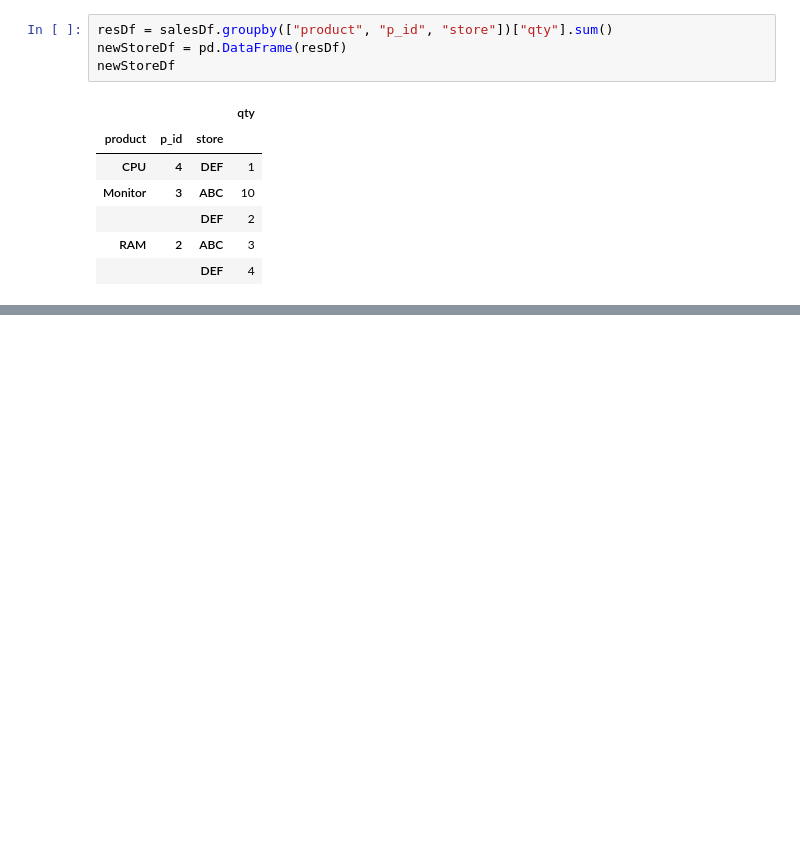
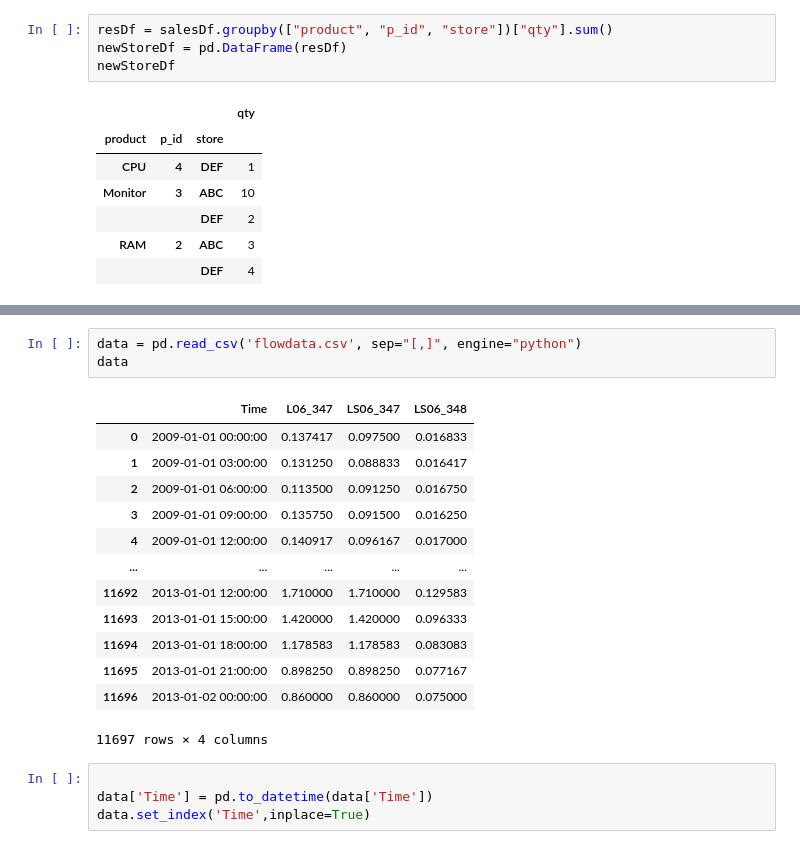
Before and after one commit to vinhuy2002/python-course, a Jupyter notebook: Chap6/Lab6.ipynb, the cells around one changed output, grey strips where cells are left out. Drawn from its saved outputs; the diff is of its cells as text; blank space fills up the shorter version.

```diff
--- a/Chap6/Lab6.ipynb
+++ b/Chap6/Lab6.ipynb
@@ -597,0 +616,21 @@ AttributeError: module 'pandas' has no attribute 'join'
+# %%
+data = pd.read_csv('flowdata.csv', sep="[,]", engine="python")
+data
+# %% [output]
+|  | Time | L06_347 | LS06_347 | LS06_348 |
+| 0 | 2009-01-01 00:00:00 | 0.137417 | 0.097500 | 0.016833 |
+| 1 | 2009-01-01 03:00:00 | 0.131250 | 0.088833 | 0.016417 |
+| 2 | 2009-01-01 06:00:00 | 0.113500 | 0.091250 | 0.016750 |
+| 3 | 2009-01-01 09:00:00 | 0.135750 | 0.091500 | 0.016250 |
+| 4 | 2009-01-01 12:00:00 | 0.140917 | 0.096167 | 0.017000 |
+| ... | ... | ... | ... | ... |
+| 11692 | 2013-01-01 12:00:00 | 1.710000 | 1.710000 | 0.129583 |
+| 11693 | 2013-01-01 15:00:00 | 1.420000 | 1.420000 | 0.096333 |
+| 11694 | 2013-01-01 18:00:00 | 1.178583 | 1.178583 | 0.083083 |
+| 11695 | 2013-01-01 21:00:00 | 0.898250 | 0.898250 | 0.077167 |
+| 11696 | 2013-01-02 00:00:00 | 0.860000 | 0.860000 | 0.075000 |
+11697 rows × 4 columns
+# %%
+
+data['Time'] = pd.to_datetime(data['Time'])
+data.set_index('Time',inplace=True)
```
Also changed, not shown: parts of 11 cells of this notebook, 9 other files.
